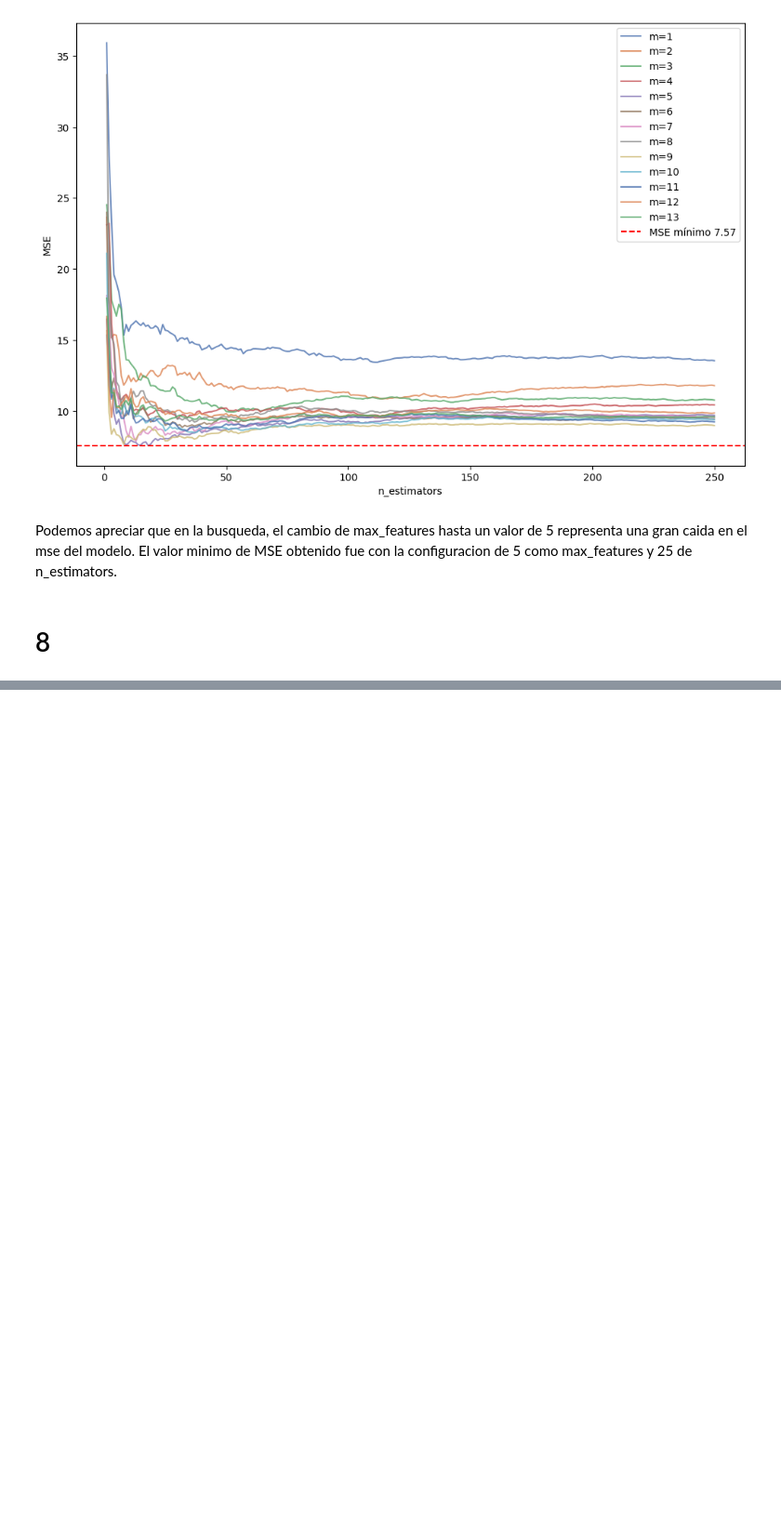
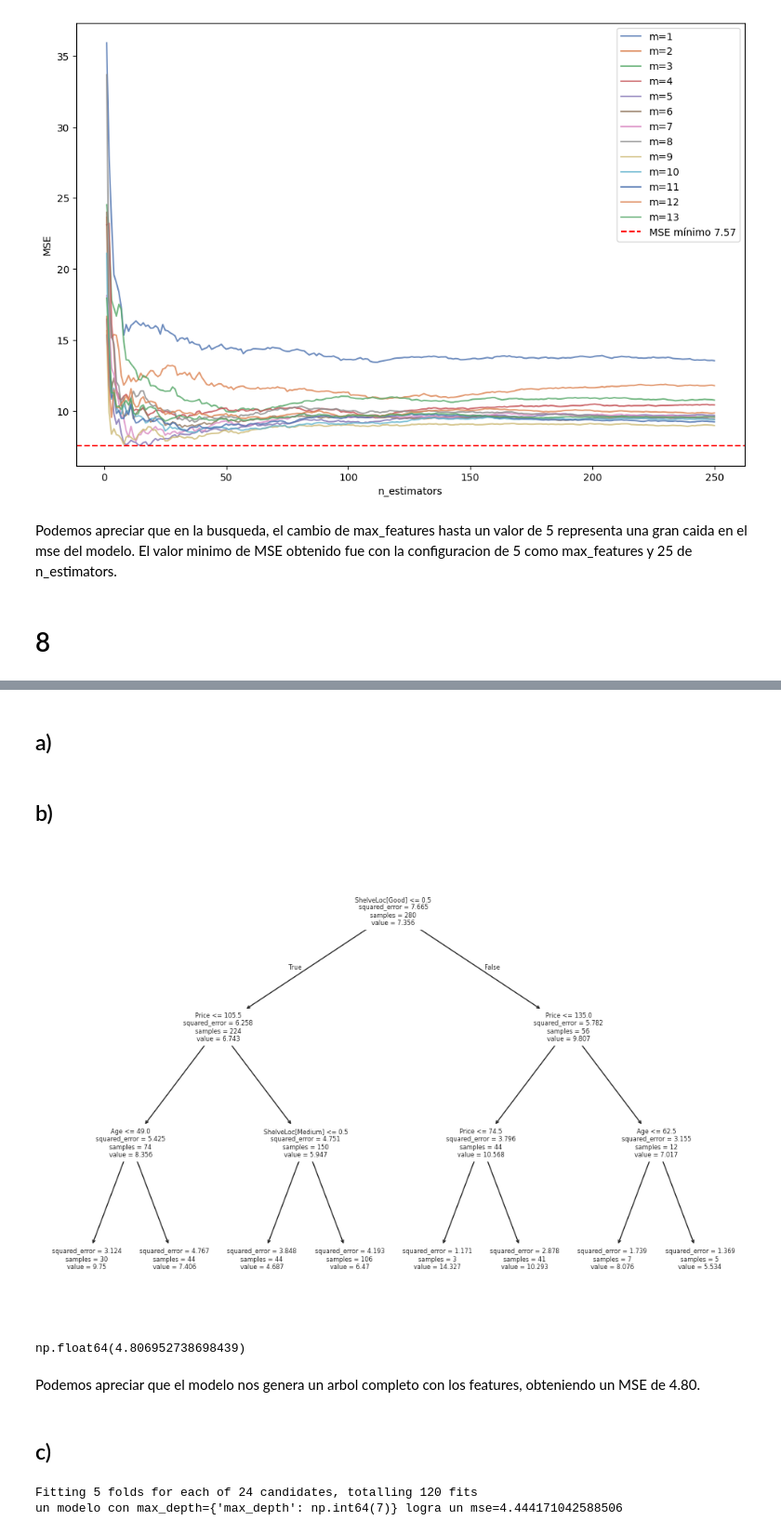
Before and after one commit to chuancao26/islp, a Jupyter notebook: exercices_Trees.ipynb, the cells around one changed output, grey strips where cells are left out. Shown at 93% size. Drawn from its saved outputs; the diff is of its cells as text; code cells hidden in the pictures; blank space fills up the shorter version.

```diff
--- a/exercices_Trees.ipynb
+++ b/exercices_Trees.ipynb
@@ -193,0 +196,3 @@ Podemos apreciar que en la busqueda, el cambio de max_features hasta un valor de
+# %%
+carseats = load_data("Carseats")
+carseats.head()
@@ -193,0 +206,51 @@ Podemos apreciar que en la busqueda, el cambio de max_features hasta un valor de
+# %% [markdown]
+## a)
+# %%
+# vamos a splitear la informacion
+model = MS(carseats.columns.drop("Sales"), intercept=False)
+D = model.fit_transform(carseats)
+
+feature_names = list(D.columns)
+
+X_train, X_test, y_train, y_test = skm.train_test_split(D,
+                                                        carseats["Sales"],
+                                                        test_size=.3,
+                                                        random_state=42)
+# %% [markdown]
+## b)
+# %%
+carseat_decision = DecisionTreeRegressor(max_depth=3,
+                                          random_state=42).fit(X_train, y_train)
+# %%
+fig, ax = plt.subplots(figsize=(12,8))
+plot_tree(carseat_decision, feature_names=feature_names, ax=ax);
+# %% [output]
+[figure, added]
+# %%
+y_hat_decision = carseat_decision.predict(X_test)
+np.mean((y_test - y_hat_decision)**2)
+# %% [output]
+np.float64(4.806952738698439)
+# %% [markdown]
+Podemos apreciar que el modelo nos genera un arbol completo con los features, obteniendo un MSE de 4.80.
+# %% [markdown]
+## c)
+# %%
+# ahora vamos a buscar el max_depth de forma inteligente teniendo en cuenta el MSE
+params = {"max_depth": np.arange(1, 25)}
+kfold = skm.KFold(5,
+                  random_state=42,
+                  shuffle=True)
+search = skm.GridSearchCV(DecisionTreeRegressor(random_state=42),
+                          param_grid=params,
+                          scoring="neg_mean_squared_error",
+                          cv=kfold,
+                          n_jobs=-1,
+                          verbose=2,
+                          )
+search.fit(X_train, y_train)
+search.best_params_
+print(f"un modelo con max_depth={search.best_params_} logra un mse={-search.best_score_}")
+# %% [output]
+Fitting 5 folds for each of 24 candidates, totalling 120 fits
+un modelo con max_depth={'max_depth': np.int64(7)} logra un mse=4.444171042588506
```
Also changed, not shown: parts of 23 cells of this notebook.
